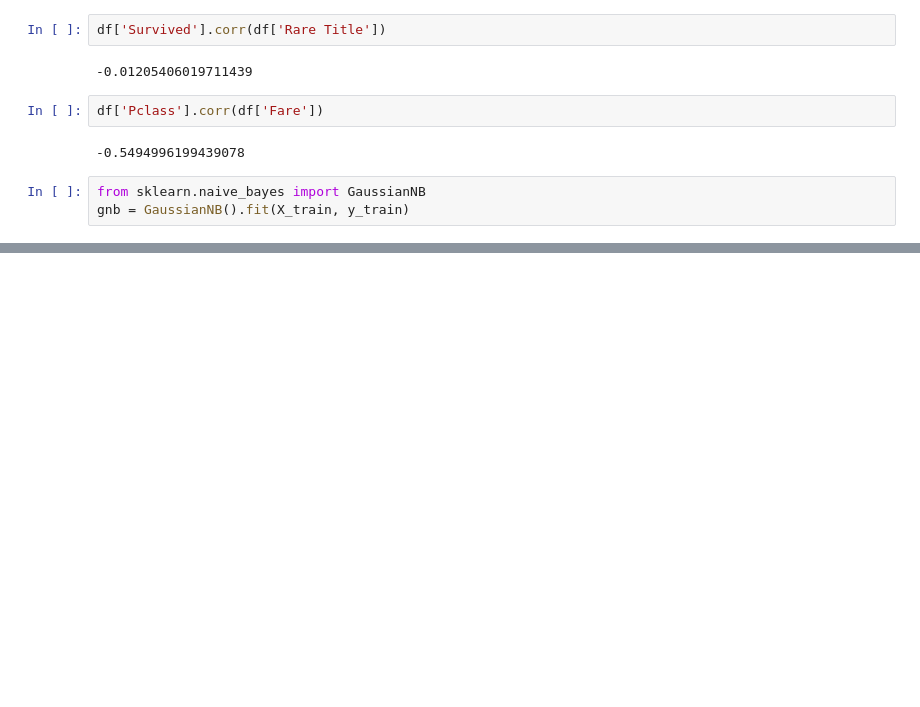
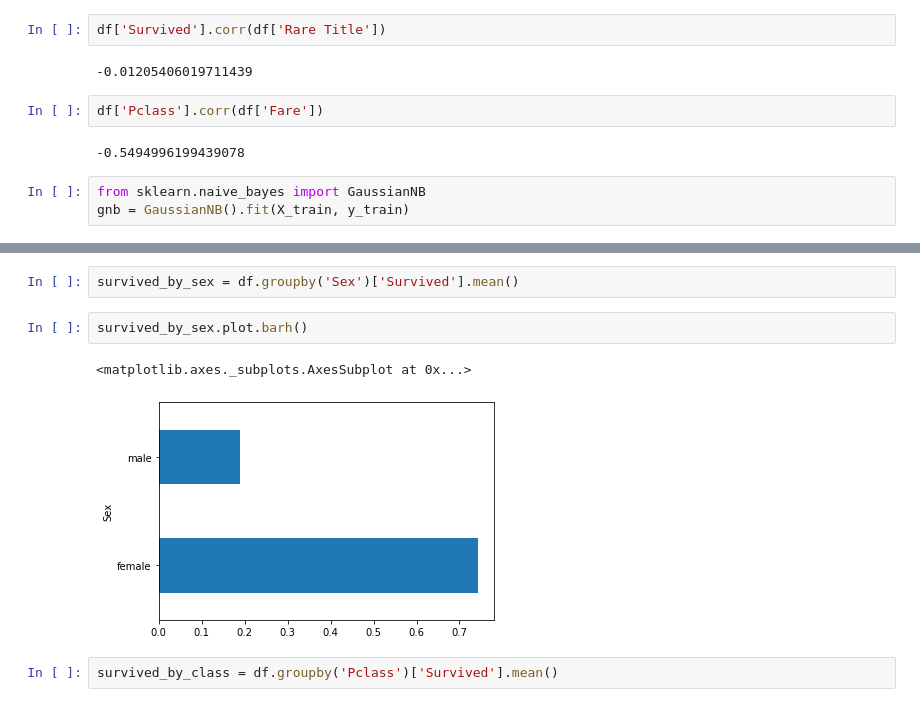
Before and after one commit to schlattk/kaggle_titanic, a Jupyter notebook: titanic01.ipynb, the cells around one changed output, grey strips where cells are left out. Cells and saved outputs as stored; diff of their text form; blank space fills up the shorter version.

```diff
--- a/titanic01.ipynb
+++ b/titanic01.ipynb
@@ -414,0 +424,9 @@ pickle.dump(lasso_model, open("lasso_alpha_0.5", "wb"))
+# %%
+survived_by_sex = df.groupby('Sex')['Survived'].mean()
+# %%
+survived_by_sex.plot.barh()
+# %% [output]
+<matplotlib.axes._subplots.AxesSubplot at 0x...>
+[figure, added]
+# %%
+survived_by_class = df.groupby('Pclass')['Survived'].mean()
```
Also changed, not shown: parts of 17 cells of this notebook, 1 other file.
